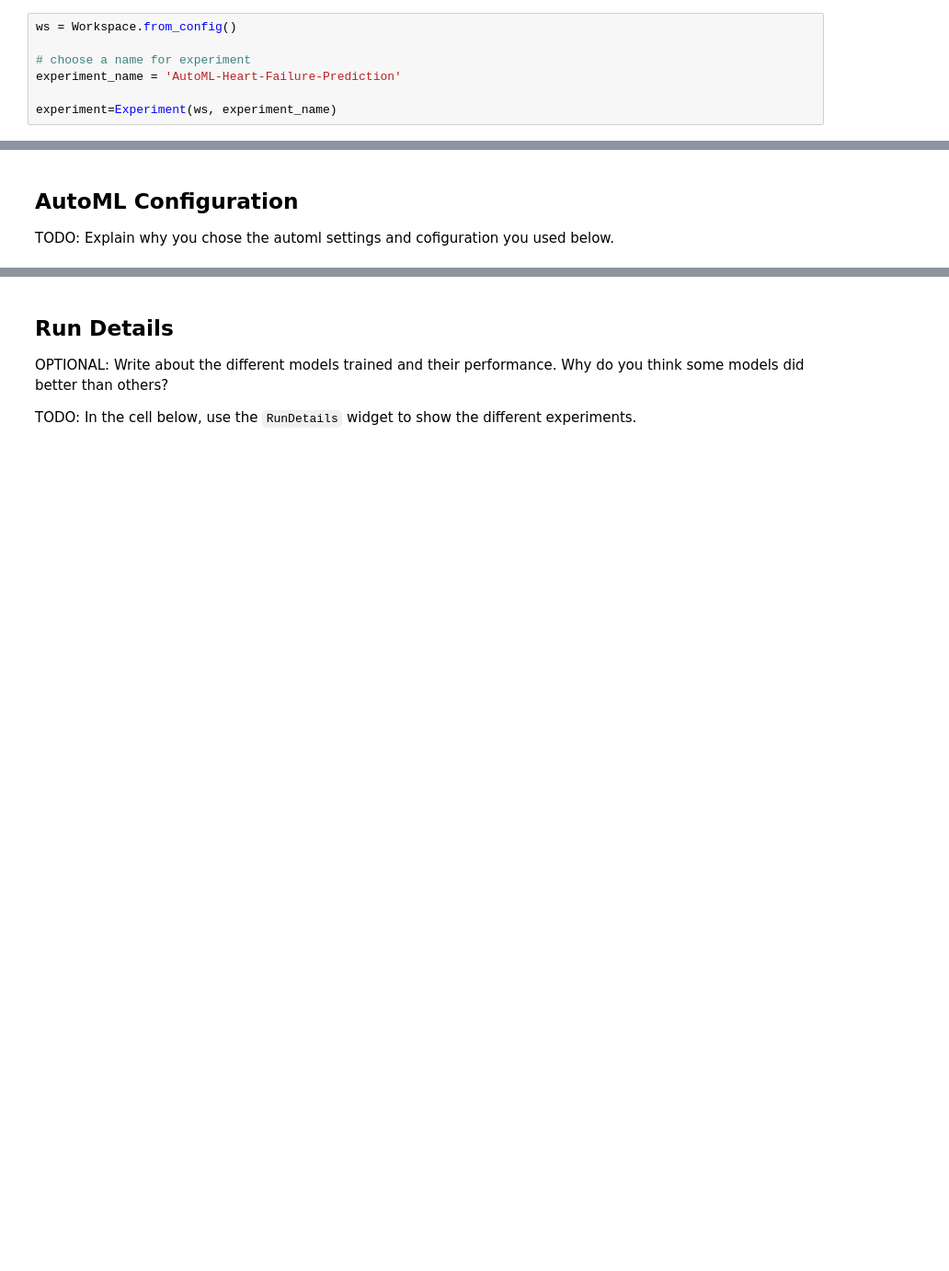
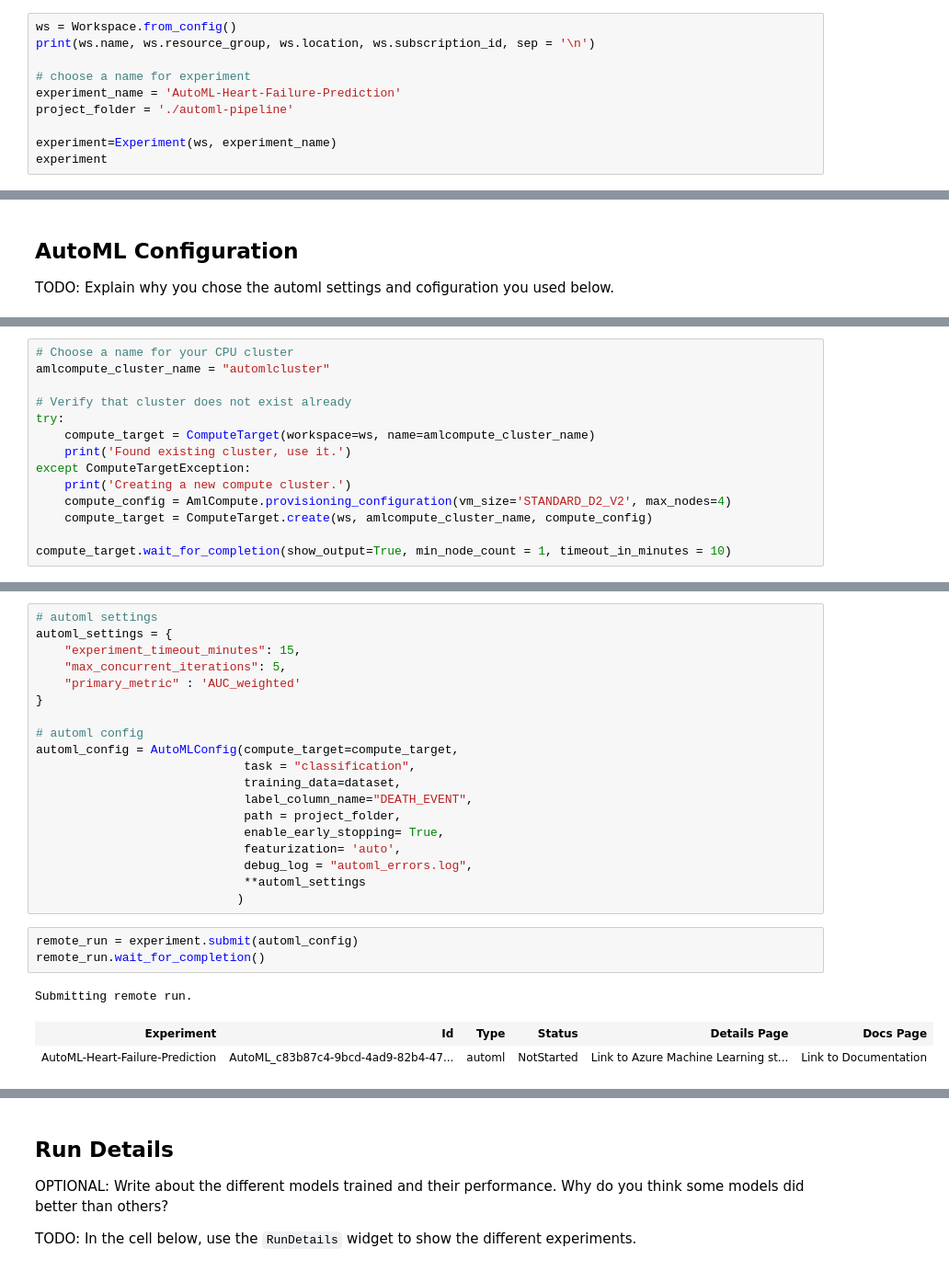
Before and after one commit to onuroezcelik/nd00333_Capstone_Project_Machine_Learning_Engineer, a Jupyter notebook: automl.ipynb, the cells around one changed output, grey strips where cells are left out. Shown at 92% size. Drawn from its saved outputs; the diff is of its cells as text; blank space fills up the shorter version.

```diff
--- a/automl.ipynb
+++ b/automl.ipynb
@@ -18,7 +27,10 @@ TODO: Get data. In the cell below, write code to access the data you will be usi
 # %%
 ws = Workspace.from_config()
+print(ws.name, ws.resource_group, ws.location, ws.subscription_id, sep = '\n')
 
 # choose a name for experiment
 experiment_name = 'AutoML-Heart-Failure-Prediction'
+project_folder = './automl-pipeline'
 
 experiment=Experiment(ws, experiment_name)
+experiment
@@ -37,0 +94,14 @@ remote_run = experiment.submit(automl_config)
+# %%
+# Choose a name for your CPU cluster
+amlcompute_cluster_name = "automlcluster"
+
+# Verify that cluster does not exist already
+try:
+    compute_target = ComputeTarget(workspace=ws, name=amlcompute_cluster_name)
+    print('Found existing cluster, use it.')
+except ComputeTargetException:
+    print('Creating a new compute cluster.')
+    compute_config = AmlCompute.provisioning_configuration(vm_size='STANDARD_D2_V2', max_nodes=4)
+    compute_target = ComputeTarget.create(ws, amlcompute_cluster_name, compute_config)
+
+compute_target.wait_for_completion(show_output=True, min_node_count = 1, timeout_in_minutes = 10)
@@ -37,0 +117,26 @@ remote_run = experiment.submit(automl_config)
+# %%
+# automl settings
+automl_settings = {
+    "experiment_timeout_minutes": 15,
+    "max_concurrent_iterations": 5,
+    "primary_metric" : 'AUC_weighted'
+}
+
+# automl config
+automl_config = AutoMLConfig(compute_target=compute_target,
+                             task = "classification",
+                             training_data=dataset,
+                             label_column_name="DEATH_EVENT",
+                             path = project_folder,
+                             enable_early_stopping= True,
+                             featurization= 'auto',
+                             debug_log = "automl_errors.log",
+                             **automl_settings
+                            )
+# %%
+remote_run = experiment.submit(automl_config)
+remote_run.wait_for_completion()
+# %% [output]
+Submitting remote run.
+| Experiment | Id | Type | Status | Details Page | Docs Page |
+| AutoML-Heart-Failure-Prediction | AutoML_c83b87c4-9bcd-4ad9-82b4-47... | automl | NotStarted | Link to Azure Machine Learning st... | Link to Documentation |
```
Also changed, not shown: parts of 14 cells of this notebook.
